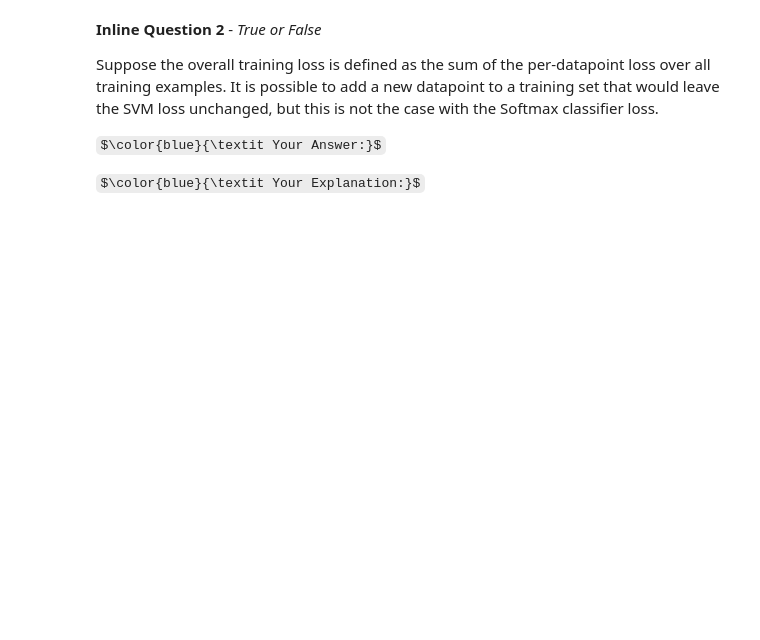
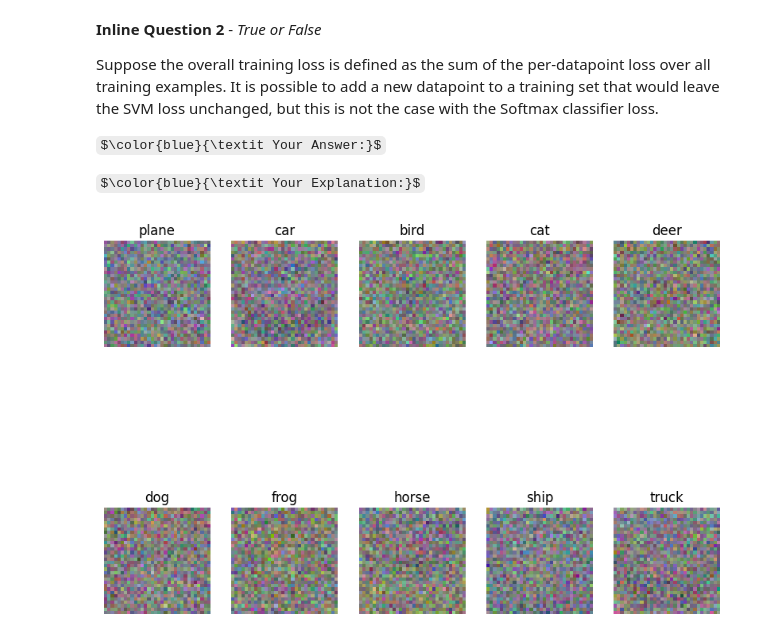
Before and after one commit to rmuraix/cs231n, a Jupyter notebook: src/assignment1/softmax.ipynb, the cells around one changed output. Saved outputs shown, nothing was run; the diff lists cells and outputs as text; code cells hidden in the pictures; some formulas as TeX source; blank space fills up the shorter version.

Commit message:
feat: Implement softmax

```diff
--- a/src/assignment1/softmax.ipynb
+++ b/src/assignment1/softmax.ipynb
@@ -242,17 +320,30 @@ $\color{blue}{\textit Your Answer:}$
 $\color{blue}{\textit Your Explanation:}$
 # %%
 # Visualize the learned weights for each class
-w = best_softmax.W[:-1,:] # strip out the bias
+w = best_softmax.W[:-1, :]  # strip out the bias
 w = w.reshape(32, 32, 3, 10)
 
 w_min, w_max = np.min(w), np.max(w)
 
-classes = ['plane', 'car', 'bird', 'cat', 'deer', 'dog', 'frog', 'horse', 'ship', 'truck']
+classes = [
+    "plane",
+    "car",
+    "bird",
+    "cat",
+    "deer",
+    "dog",
+    "frog",
+    "horse",
+    "ship",
+    "truck",
+]
 for i in range(10):
     plt.subplot(2, 5, i + 1)
 
     # Rescale the weights to be between 0 and 255
     wimg = 255.0 * (w[:, :, :, i].squeeze() - w_min) / (w_max - w_min)
-    plt.imshow(wimg.astype('uint8'))
-    plt.axis('off')
+    plt.imshow(wimg.astype("uint8"))
+    plt.axis("off")
     plt.title(classes[i])
+# %% [output]
+[figure, added]
```
Also changed, not shown: parts of 10 cells of this notebook, 1 other file.
